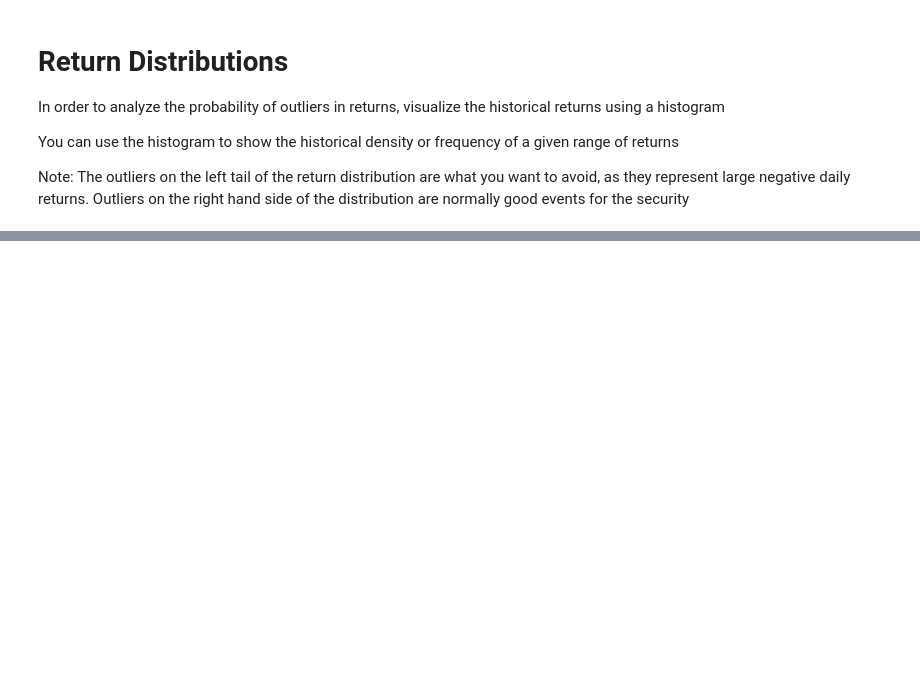
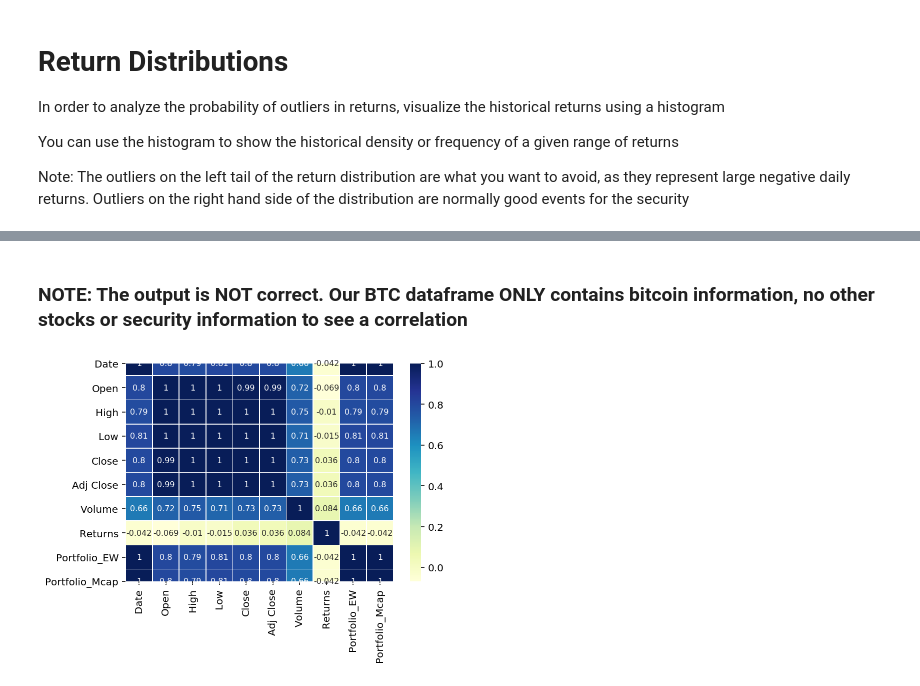
Before and after one commit to hilljtm/risk_management, a Jupyter notebook: Portfolio Investing.ipynb, the cells around one changed output, grey strips where cells are left out. Cells and saved outputs as stored; diff of their text form; code cells hidden in the pictures; blank space fills up the shorter version.

Commit message:
portfolio optimizations ftw

```diff
--- a/Portfolio Investing.ipynb
+++ b/Portfolio Investing.ipynb
@@ -116,0 +120,10 @@ plt.show();
+# %%
+# Number of stocks in your portfolio
+numstocks = 8
+
+# Creat array of equal weights across all assests
+portfolio_weights_ew = np.repeat(1/numstocks, numstocks)
+
+# Calculate equally weighted portfolio returns
+btc['Portfolio_EW'] = btc.iloc[:, 0:numstocks].mul(portfolio_weights_ew, axis=1).sum(axis=1)
+print(btc['Portfolio_EW'])
@@ -116,0 +148,10 @@ plt.show();
+# %%
+# Create an array of market cap in billions
+market_capitalizations = np.array([601.51, 469.25, 349.5, 310.48, 299.77, 356.94, 268.88, 331.57])
+
+# Calculate the market cap weights
+mcap_weights = market_capitalizations / sum(market_capitalizations)
+
+# Calculate market cap weighted portfolio returns
+btc['Portfolio_Mcap'] = btc.iloc[:, 0:8].mul(mcap_weights, axis=1).sum(axis=1)
+print(btc['Portfolio_Mcap'])
@@ -116,0 +177,24 @@ plt.show();
+# %%
+# Calculate the correlation matrix
+correlation_matrix = btc.corr()
+
+# Print the matrix
+# print(correlation_matrix)
+# %% [markdown]
+### NOTE: The output is NOT correct. Our BTC dataframe ONLY contains bitcoin information, no other stocks or security information to see a correlation
+# %%
+import seaborn as sns
+
+sns.heatmap(correlation_matrix,
+            annot=True,
+            cmap='YlGnBu',
+            linewidths=0.3,
+            annot_kws={'size': 8})
+
+plt.xticks(rotation=90)
+plt.yticks(rotation=0)
+plt.show();
+
+# NOTE: This is the correct method to create a heatmap but our data is only BTC
+# %% [output]
+[figure, added]
```
Also changed, not shown: parts of 12 cells of this notebook.
